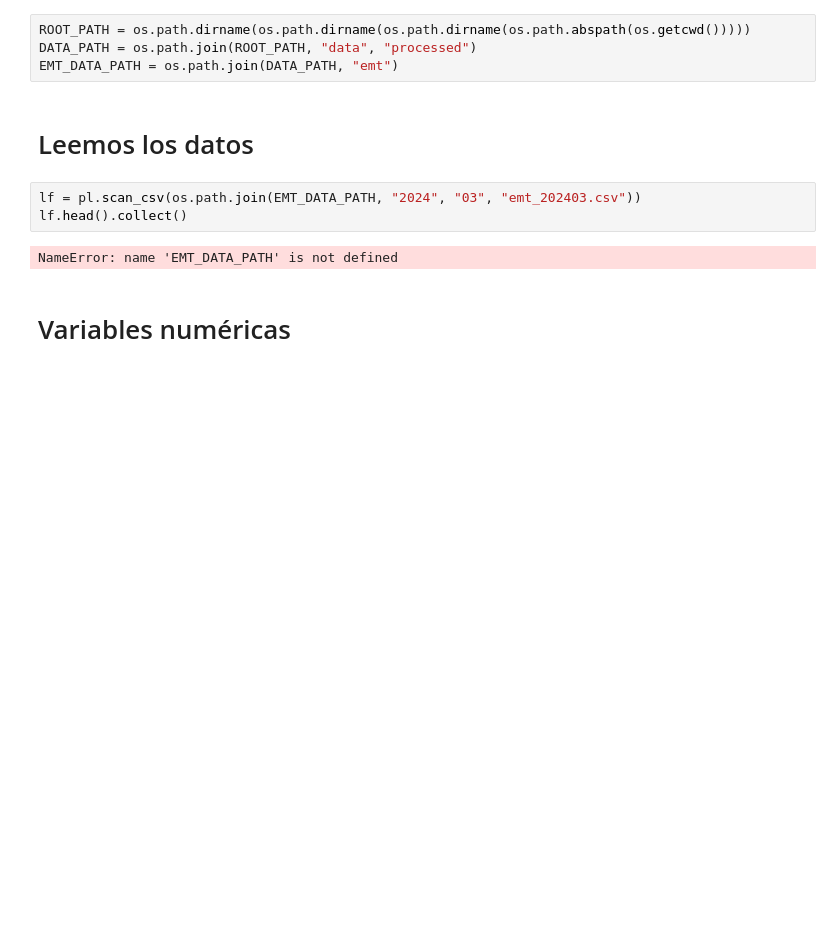
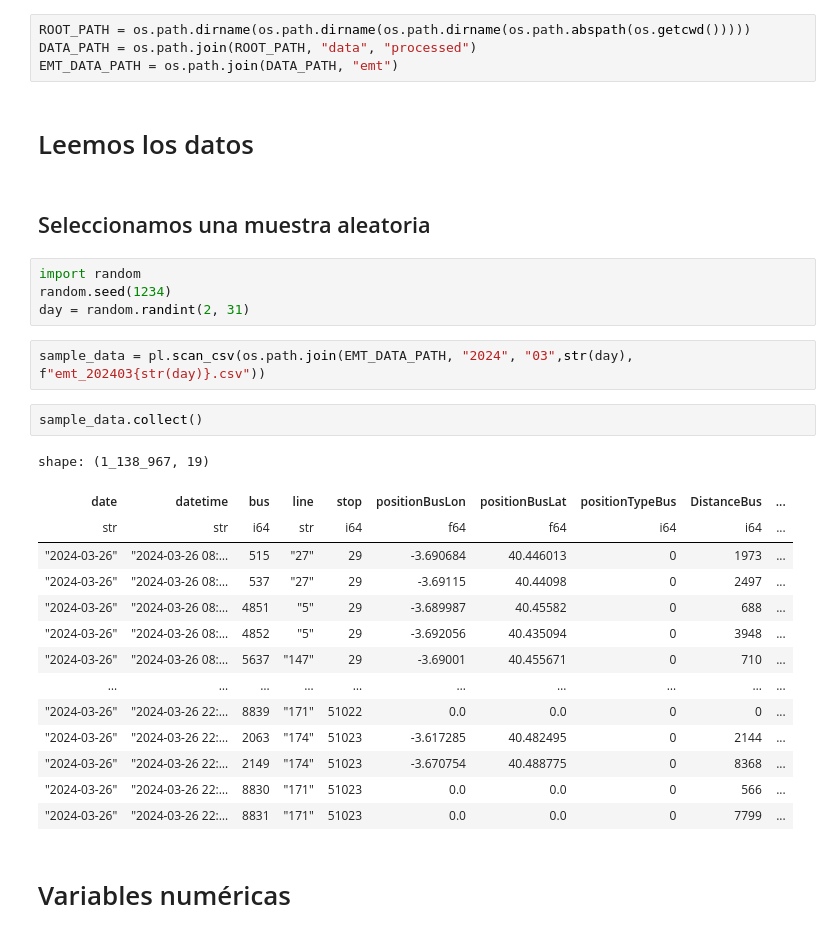
Before and after one commit to oeg-upm/inesdata-mov-data-generation, a Jupyter notebook: docs/notebooks/eda/emt_eda.ipynb, the cells around one changed output. Cells and saved outputs as stored; diff of their text form; blank space fills up the shorter version.

```diff
--- a/docs/notebooks/eda/emt_eda.ipynb
+++ b/docs/notebooks/eda/emt_eda.ipynb
@@ -33,11 +39,31 @@ DATA_PATH = os.path.join(ROOT_PATH, "data", "processed")
 EMT_DATA_PATH = os.path.join(DATA_PATH, "emt")
 # %% [markdown]
 # Leemos los datos
+# %% [markdown]
+## Seleccionamos una muestra aleatoria
+# %%
+import random
+random.seed(1234)
+day = random.randint(2, 31)
 # %%
-lf = pl.scan_csv(os.path.join(EMT_DATA_PATH, "2024", "03", "emt_202403.csv"))
-lf.head().collect()
+sample_data = pl.scan_csv(os.path.join(EMT_DATA_PATH, "2024", "03",str(day), f"emt_202403{str(day)}.csv"))
-# %% [output]
-NameError: name 'EMT_DATA_PATH' is not defined
+# %%
+sample_data.collect()
+# %% [output]
+shape: (1_138_967, 19)
+| date | datetime | bus | line | stop | positionBusLon | positionBusLat | positionTypeBus | DistanceBus | ... |
+| str | str | i64 | str | i64 | f64 | f64 | i64 | i64 | ... |
+| "2024-03-26" | "2024-03-26 08:… | 515 | "27" | 29 | -3.690684 | 40.446013 | 0 | 1973 | ... |
+| "2024-03-26" | "2024-03-26 08:… | 537 | "27" | 29 | -3.69115 | 40.44098 | 0 | 2497 | ... |
+| "2024-03-26" | "2024-03-26 08:… | 4851 | "5" | 29 | -3.689987 | 40.45582 | 0 | 688 | ... |
+| "2024-03-26" | "2024-03-26 08:… | 4852 | "5" | 29 | -3.692056 | 40.435094 | 0 | 3948 | ... |
+| "2024-03-26" | "2024-03-26 08:… | 5637 | "147" | 29 | -3.69001 | 40.455671 | 0 | 710 | ... |
+| … | … | … | … | … | … | … | … | … | ... |
+| "2024-03-26" | "2024-03-26 22:… | 8839 | "171" | 51022 | 0.0 | 0.0 | 0 | 0 | ... |
+| "2024-03-26" | "2024-03-26 22:… | 2063 | "174" | 51023 | -3.617285 | 40.482495 | 0 | 2144 | ... |
+| "2024-03-26" | "2024-03-26 22:… | 2149 | "174" | 51023 | -3.670754 | 40.488775 | 0 | 8368 | ... |
+| "2024-03-26" | "2024-03-26 22:… | 8830 | "171" | 51023 | 0.0 | 0.0 | 0 | 566 | ... |
+| "2024-03-26" | "2024-03-26 22:… | 8831 | "171" | 51023 | 0.0 | 0.0 | 0 | 7799 | ... |
 # %% [markdown]
 # Variables numéricas
 # %%
```
Also changed, not shown: parts of 170 cells of this notebook.
